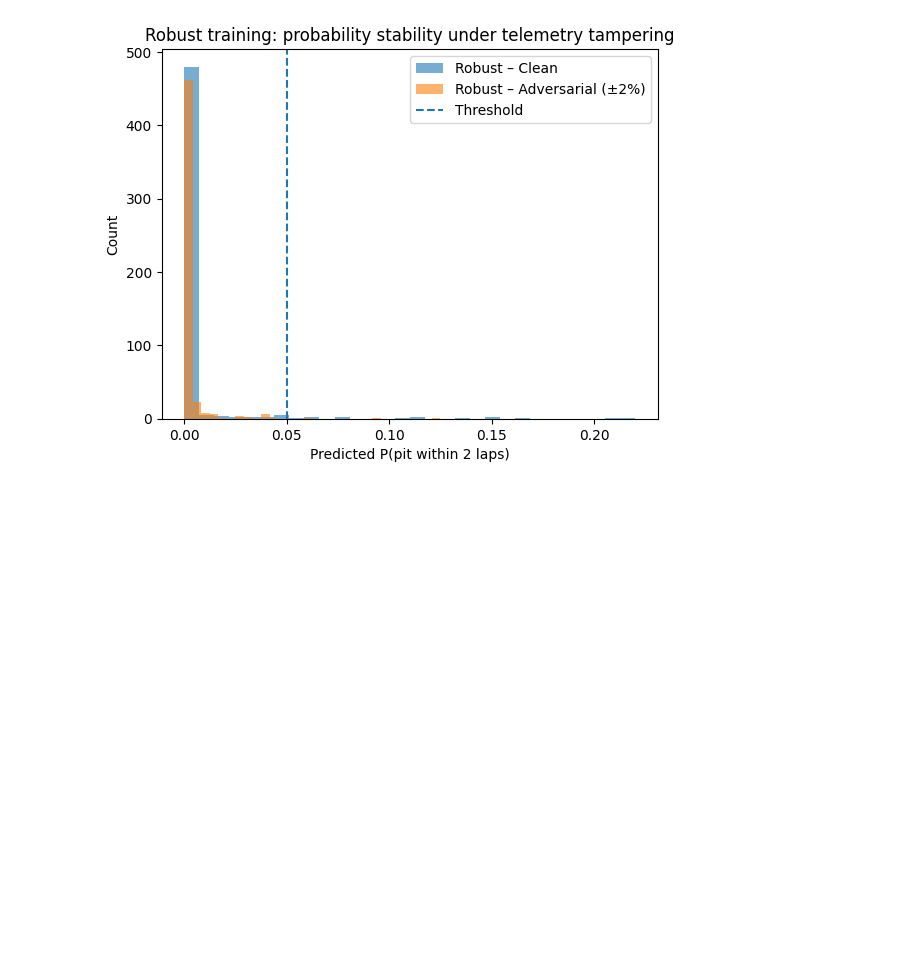
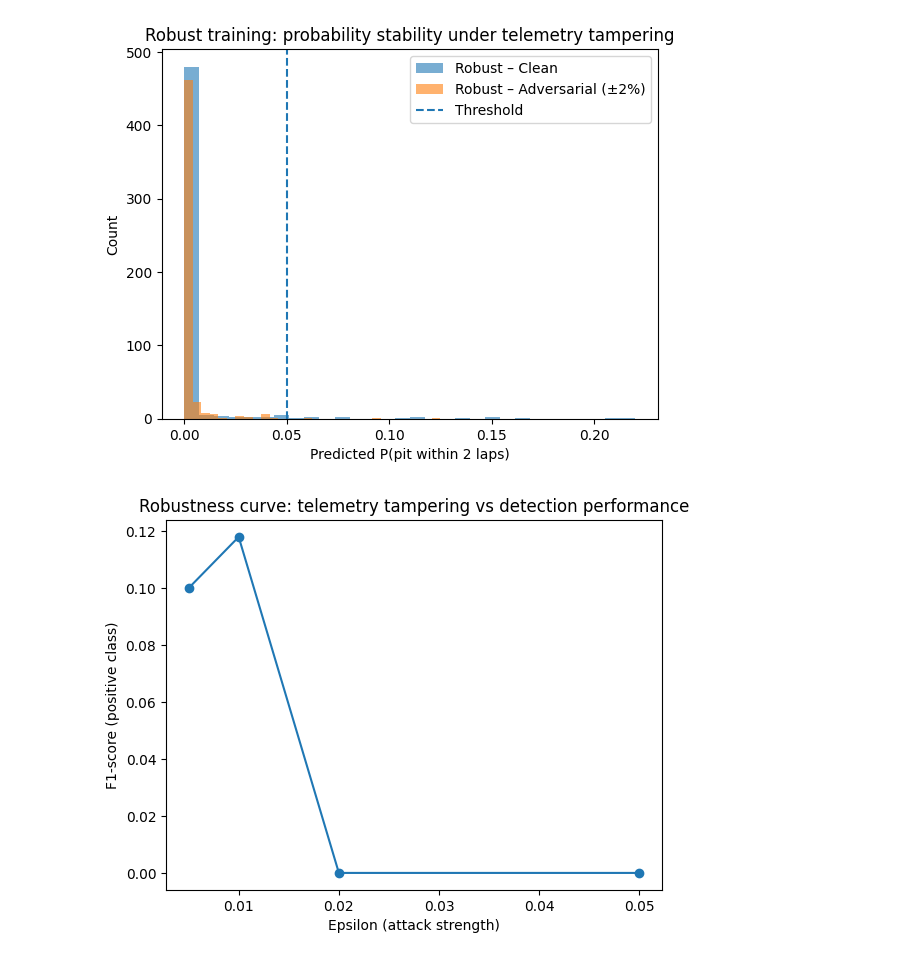
Before and after one commit to khadijahkhurum/ResearchProject, a Jupyter notebook: Project/05_defense_and_robust_training.ipynb, the cells around one changed output. Drawn from its saved outputs; the diff is of its cells as text; code cells hidden in the pictures; blank space fills up the shorter version.

Commit message:
adding robustness curve

```diff
--- a/Project/05_defense_and_robust_training.ipynb
+++ b/Project/05_defense_and_robust_training.ipynb
@@ -195,3 +195,15 @@ plt.ylabel("Count")
 plt.show()
 # %% [output]
 [figure]
+# %%
+eps_list = [0.005, 0.01, 0.02, 0.05]
+f1_list  = [0.100, 0.118, 0.000, 0.000]
+pos_list = [17, 14, 3, 2]
+
+plt.plot(eps_list, f1_list, marker="o")
+plt.xlabel("Epsilon (attack strength)")
+plt.ylabel("F1-score (positive class)")
+plt.title("Robustness curve: telemetry tampering vs detection performance")
+plt.show()
+# %% [output]
+[figure, added]
```
